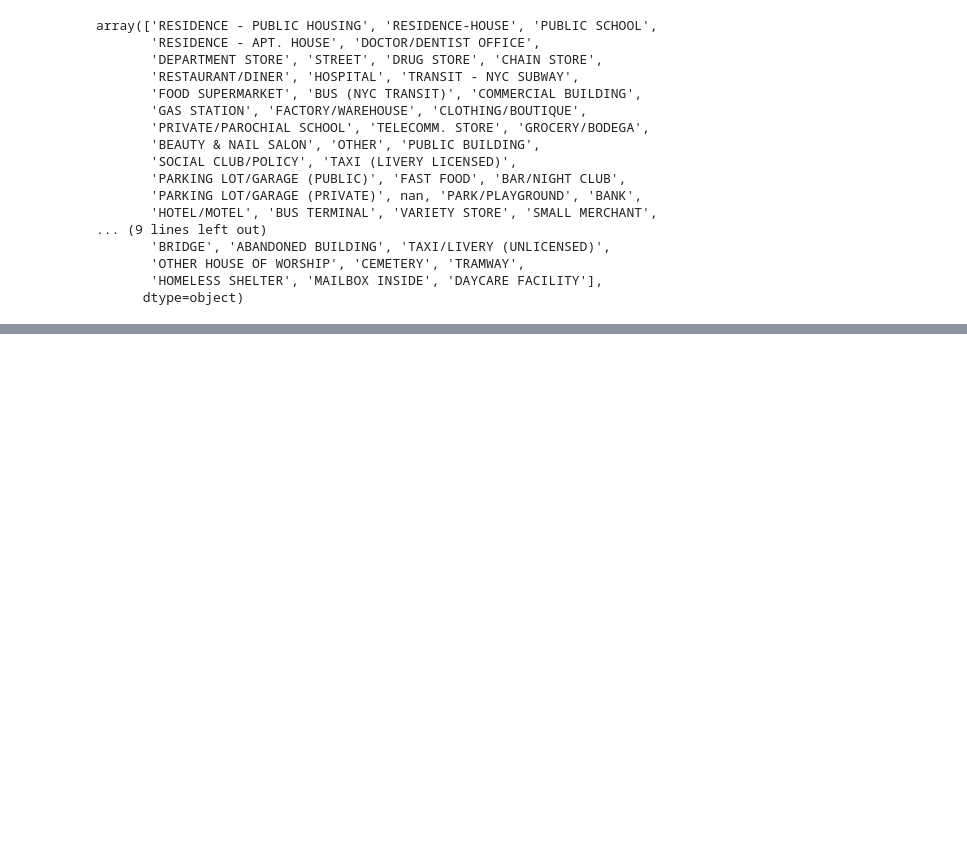
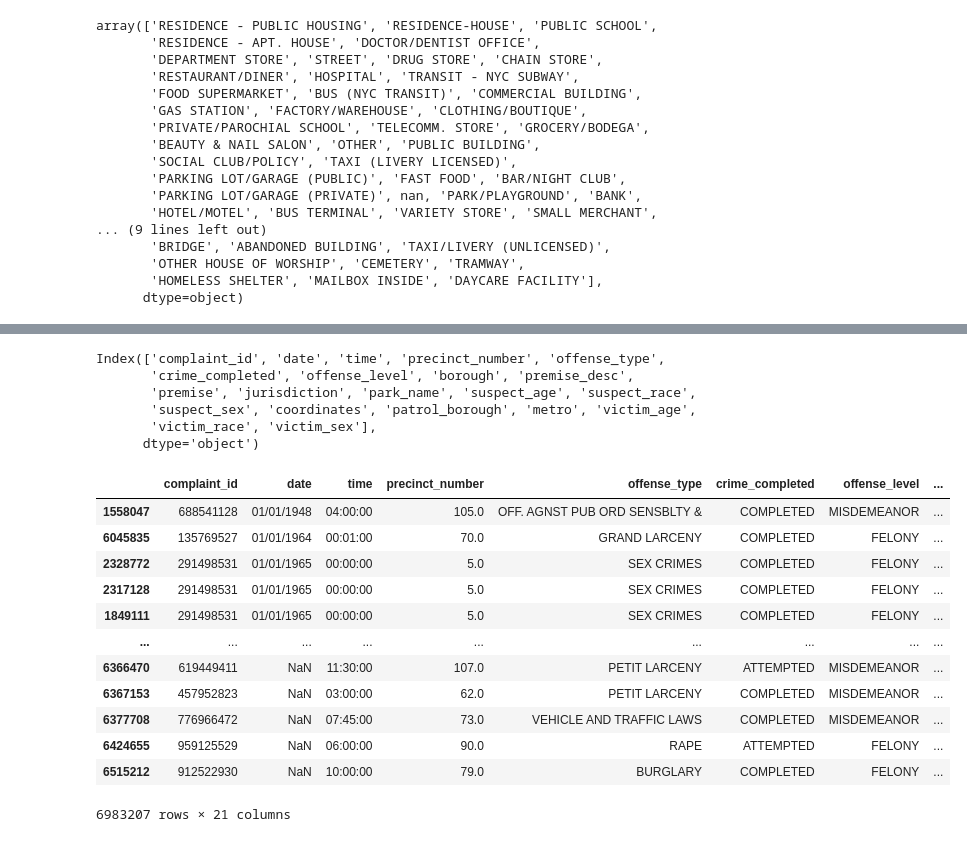
Before and after one commit to candiesforlife/minority_report, a Jupyter notebook: notebooks/Minority report.ipynb, the cells around one changed output, grey strips where cells are left out. Saved outputs shown, nothing was run; the diff lists cells and outputs as text; code cells hidden in the pictures; blank space fills up the shorter version.

```diff
--- a/notebooks/Minority report.ipynb
+++ b/notebooks/Minority report.ipynb
@@ -177,0 +422,9 @@ Index(['Age Group', 'Borough', '1950', '1950 - Boro share of NYC total',
+# %%
+data.columns
+# %% [output]
+Index(['complaint_id', 'date', 'time', 'precinct_number', 'offense_type',
+       'crime_completed', 'offense_level', 'borough', 'premise_desc',
+       'premise', 'jurisdiction', 'park_name', 'suspect_age', 'suspect_race',
+       'suspect_sex', 'coordinates', 'patrol_borough', 'metro', 'victim_age',
+       'victim_race', 'victim_sex'],
+      dtype='object')
@@ -177,0 +434,17 @@ Index(['Age Group', 'Borough', '1950', '1950 - Boro share of NYC total',
+# %%
+# sample [six derniers mois] pour github
+data.sort_values('date')
+# %% [output]
+|  | complaint_id | date | time | precinct_number | offense_type | crime_completed | offense_level | ... |
+| 1558047 | 688541128 | 01/01/1948 | 04:00:00 | 105.0 | OFF. AGNST PUB ORD SENSBLTY & | COMPLETED | MISDEMEANOR | ... |
+| 6045835 | 135769527 | 01/01/1964 | 00:01:00 | 70.0 | GRAND LARCENY | COMPLETED | FELONY | ... |
+| 2328772 | 291498531 | 01/01/1965 | 00:00:00 | 5.0 | SEX CRIMES | COMPLETED | FELONY | ... |
+| 2317128 | 291498531 | 01/01/1965 | 00:00:00 | 5.0 | SEX CRIMES | COMPLETED | FELONY | ... |
+| 1849111 | 291498531 | 01/01/1965 | 00:00:00 | 5.0 | SEX CRIMES | COMPLETED | FELONY | ... |
+| ... | ... | ... | ... | ... | ... | ... | ... | ... |
+| 6366470 | 619449411 | NaN | 11:30:00 | 107.0 | PETIT LARCENY | ATTEMPTED | MISDEMEANOR | ... |
+| 6367153 | 457952823 | NaN | 03:00:00 | 62.0 | PETIT LARCENY | COMPLETED | MISDEMEANOR | ... |
+| 6377708 | 776966472 | NaN | 07:45:00 | 73.0 | VEHICLE AND TRAFFIC LAWS | COMPLETED | MISDEMEANOR | ... |
+| 6424655 | 959125529 | NaN | 06:00:00 | 90.0 | RAPE | ATTEMPTED | FELONY | ... |
+| 6515212 | 912522930 | NaN | 10:00:00 | 79.0 | BURGLARY | COMPLETED | FELONY | ... |
+6983207 rows × 21 columns
```
Also changed, not shown: parts of 25 cells of this notebook.
